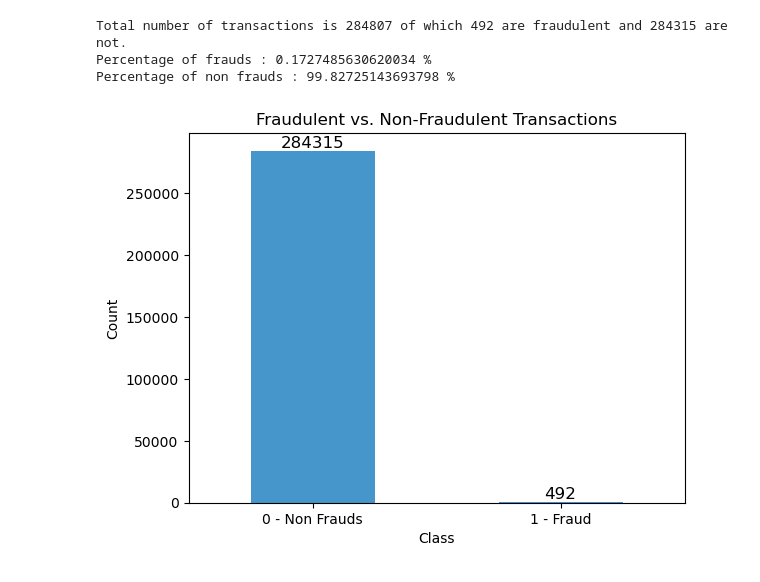
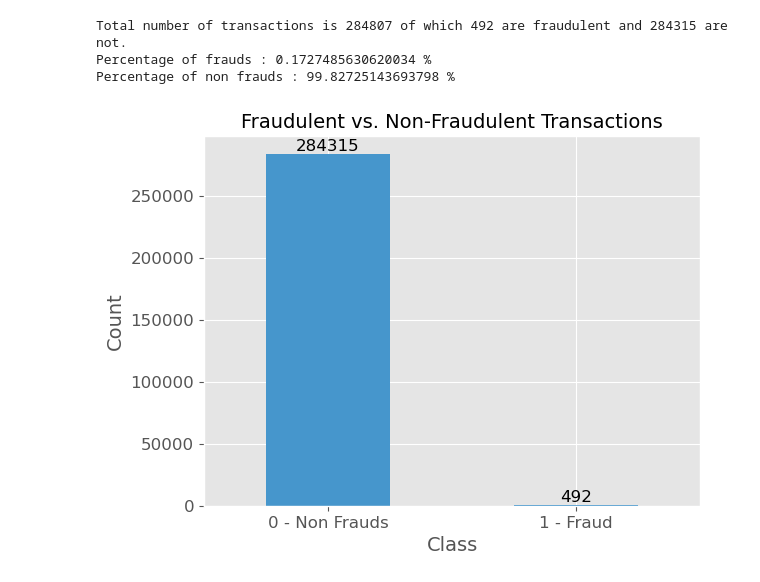
Before and after one commit to MariliaElia/credit-card-fraud-detection-ml-model, a Jupyter notebook: visualizations.ipynb, the cells around one changed output. Saved outputs shown, nothing was run; the diff lists cells and outputs as text; code cells hidden in the pictures.

```diff
--- a/visualizations.ipynb
+++ b/visualizations.ipynb
@@ -6,6 +6,7 @@ import pandas as pd
 # Visual Libraries
 from matplotlib import pyplot as plt
 import seaborn as sns
+plt.style.use('ggplot')
 
 import warnings
 warnings.filterwarnings('ignore')
@@ -93,20 +94,21 @@ orange_color = '#F0884D'
 # %%
 #Plot Transaction class against Frequency
 labels = ['0 - Non Frauds','1 - Fraud']
 classes = pd.value_counts(df['Class'], sort = True)
 ax = classes.plot(kind = 'bar', rot=0, color=blue_color)
-plt.title("Fraudulent vs. Non-Fraudulent Transactions")
-plt.xticks(range(2), labels)
-plt.xlabel("Class")
-plt.ylabel("Count")
+plt.title("Fraudulent vs. Non-Fraudulent Transactions", fontsize=14)
+plt.xticks(range(2), labels, fontsize=12)
+plt.yticks(fontsize=12)
+plt.xlabel("Class", fontsize=14)
+plt.ylabel("Count", fontsize=14)
 
 # Adding count on top of each bar
 for i, count in enumerate(classes):
     ax.text(i, count + 50, str(count), ha='center', va='bottom', fontsize=12)
 
 plt.show()
 # %% [output]
-[figure, old version]
+[figure, new version]
 # %%
 # Create a displot for Time distribution by Class
 g = sns.displot(data=df, x='Time', hue='Class', kind='kde', common_norm=False, palette={0: '#4696CC', 1: '#F0884D'})
```
Also changed, not shown: parts of 6 cells of this notebook.
